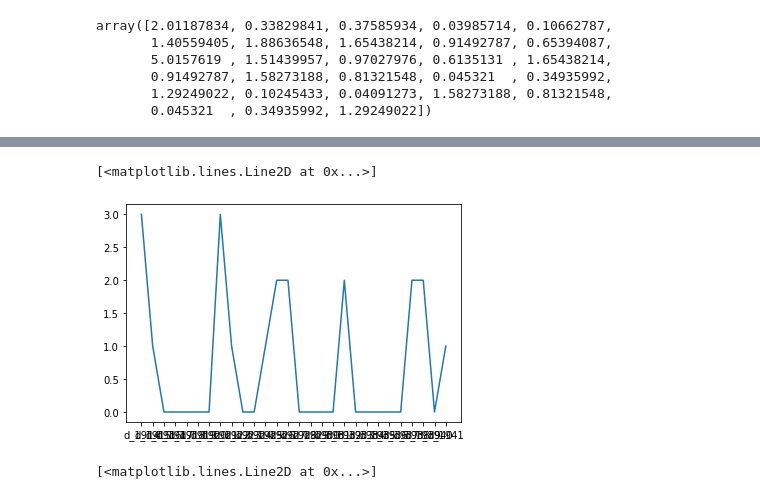
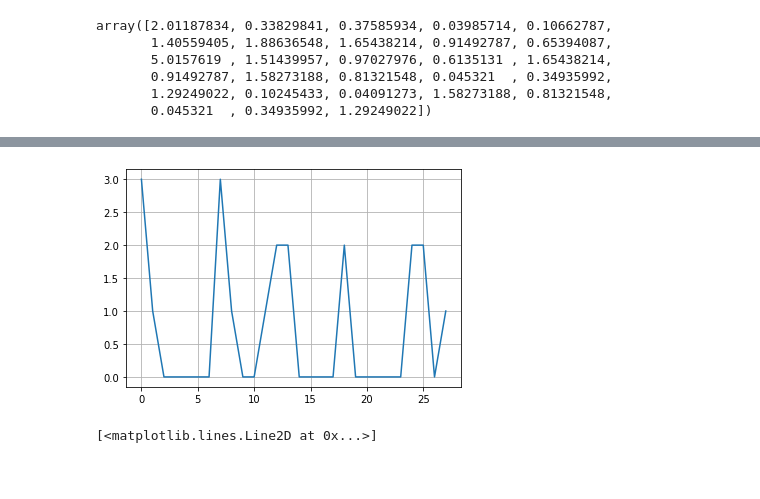
Before and after one commit to Juliano-Nassar/ML-Sales-Predictor, a Jupyter notebook: Codigo/Modelos.ipynb, the cells around one changed output, grey strips where cells are left out. Cells and saved outputs as stored; diff of their text form; code cells hidden in the pictures.

```diff
--- a/Codigo/Modelos.ipynb
+++ b/Codigo/Modelos.ipynb
@@ -291,8 +185,10 @@ import matplotlib.pyplot as plt
-# %%
-plt.plot(y_test)
-# %% [output]
-[<matplotlib.lines.Line2D at 0x...>]
-[figure, removed]
+# %%
+plt.plot(range(len(y_test)),y_test)
+plt.grid(True)
+plt.ylabel('')
+plt.show()
+# %% [output]
+[figure, added]
 # %%
 plt.plot(y_pred)
 # %% [output]
```
Also changed, not shown: parts of 25 cells of this notebook, 2 other files.
